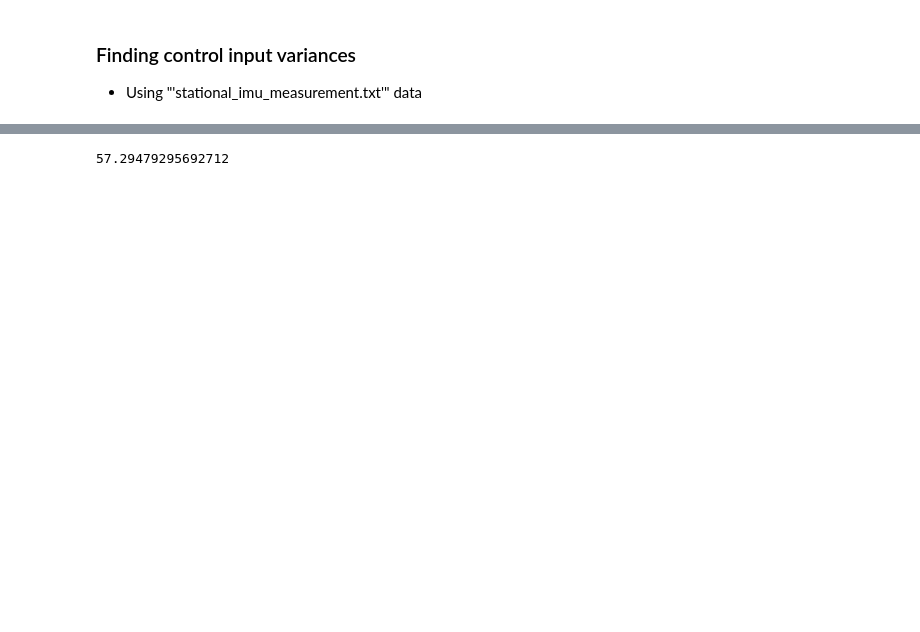
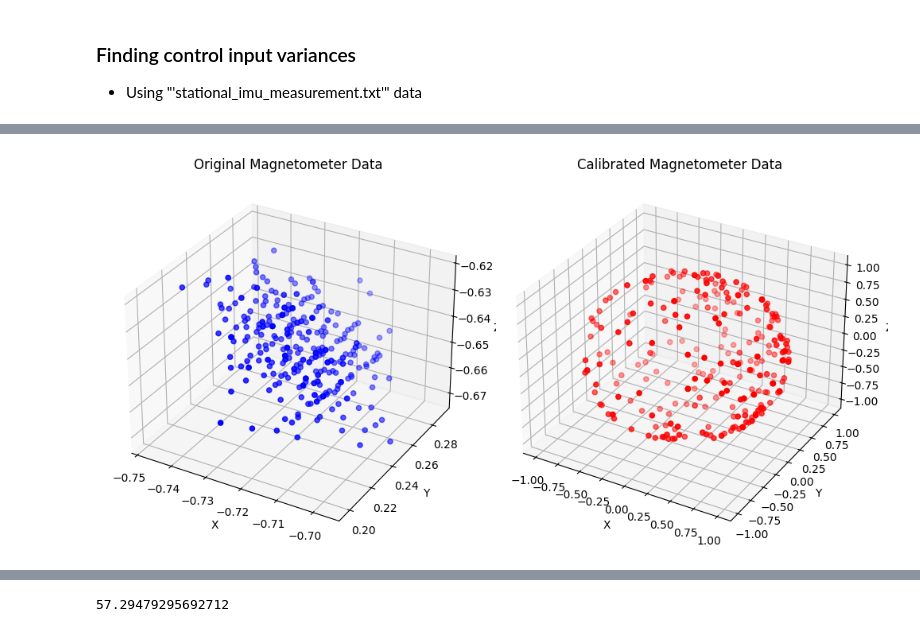
Before and after one commit to Jin00x/UKF_3D, a Jupyter notebook: ukf/ukf_3d_NED_6_dim_u.ipynb, the cells around one changed output, grey strips where cells are left out. Drawn from its saved outputs; the diff is of its cells as text; code cells hidden in the pictures; blank space fills up the shorter version.

Commit message:
Magnetometer soft & hard Iron calibration added

```diff
--- a/ukf/ukf_3d_NED_6_dim_u.ipynb
+++ b/ukf/ukf_3d_NED_6_dim_u.ipynb
@@ -595,0 +702,91 @@ mz Var: 0.36701111145961435
+# %%
+import numpy as np
+from scipy.linalg import inv, eig
+
+def calibrate_magnetometer(mag_data):
+    """
+    Calibrate magnetometer data for hard and soft iron distortions.
+
+    Args:
+        mag_data: numpy array of shape (n, 3) with magnetometer readings [mx, my, mz]
+
+    Returns:
+        tuple: (corrected_data, A_inv, b) where:
+            - corrected_data: calibrated magnetometer readings
+            - A_inv: soft iron correction matrix
+            - b: hard iron offset vector
+    """
+    # Step 1: Find the hard iron offset (center of the ellipsoid)
+    # This is the average of the min and max values in each axis
+    max_vals = np.max(mag_data, axis=0)
+    min_vals = np.min(mag_data, axis=0)
+    b = (max_vals + min_vals) / 2
+
+    # Step 2: Center the data by removing the hard iron offset
+    centered_data = mag_data - b
+
+    # Step 3: Compute the covariance matrix of the centered data
+    H = np.dot(centered_data.T, centered_data) / centered_data.shape[0]
+
+    # Step 4: Eigendecomposition of the covariance matrix
+    eigenvalues, eigenvectors = np.linalg.eigh(H)
+
+    # Sort eigenvalues and eigenvectors
+    idx = eigenvalues.argsort()[::-1]
+    eigenvalues = eigenvalues[idx]
+    eigenvectors = eigenvectors[:, idx]
+
+    # Step 5: Compute the scaling matrix
+    D_inv = np.diag(1 / np.sqrt(eigenvalues))
+
+    # Step 6: Compute the correction matrix for soft iron distortion
+    A_inv = np.dot(eigenvectors, np.dot(D_inv, eigenvectors.T))
+
+    # Step 7: Apply the full correction to the original data
+    corrected_data = np.dot(mag_data - b, A_inv.T)
+
+    return corrected_data, A_inv, b
+
+# Example usage:
+# mags = np.array([[mx1, my1, mz1], [mx2, my2, mz2], ...])
+# calibrated_mags, A_inv, b = calibrate_magnetometer(mags)
+
+import matplotlib.pyplot as plt
+from mpl_toolkits.mplot3d import Axes3D
+
+def plot_magnetometer_data(original_data, calibrated_data):
+    fig = plt.figure(figsize=(10, 5))
+
+    # normalize the data
+    original_data = original_data / np.linalg.norm(original_data, axis=1)[:, np.newaxis]
+    calibrated_data = calibrated_data / np.linalg.norm(calibrated_data, axis=1)[:, np.newaxis]
+
+    # Original data plot
+    ax1 = fig.add_subplot(121, projection='3d')
+    ax1.scatter(original_data[:, 0], original_data[:, 1], original_data[:, 2], c='b', marker='o')
+    ax1.set_title('Original Magnetometer Data')
+    ax1.set_xlabel('X')
+    ax1.set_ylabel('Y')
+    ax1.set_zlabel('Z')
+
+    # Calibrated data plot
+    ax2 = fig.add_subplot(122, projection='3d')
+    ax2.scatter(calibrated_data[:, 0], calibrated_data[:, 1], calibrated_data[:, 2], c='r', marker='o')
+    ax2.set_title('Calibrated Magnetometer Data')
+    ax2.set_xlabel('X')
+    ax2.set_ylabel('Y')
+    ax2.set_zlabel('Z')
+
+    plt.tight_layout()
+    plt.show()
+
+# Example visualization:
+# plot_magnetometer_data(mags, calibrated_mags)
+
+
+corrected_data, A_inv, b = calibrate_magnetometer(mags)
+plot_magnetometer_data(mags, corrected_data)
+
+A_inv, b
+# %% [output]
+[figure, added]
```
Also changed, not shown: parts of 11 cells of this notebook.
